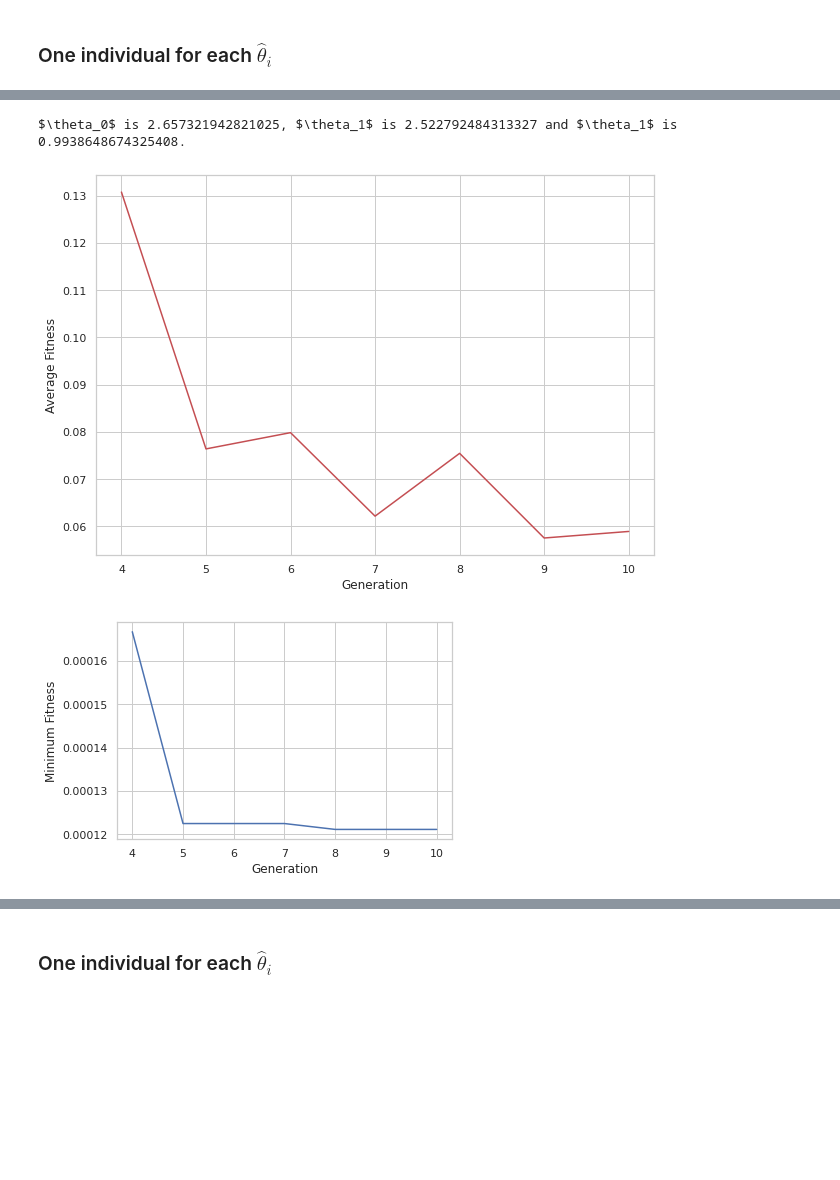
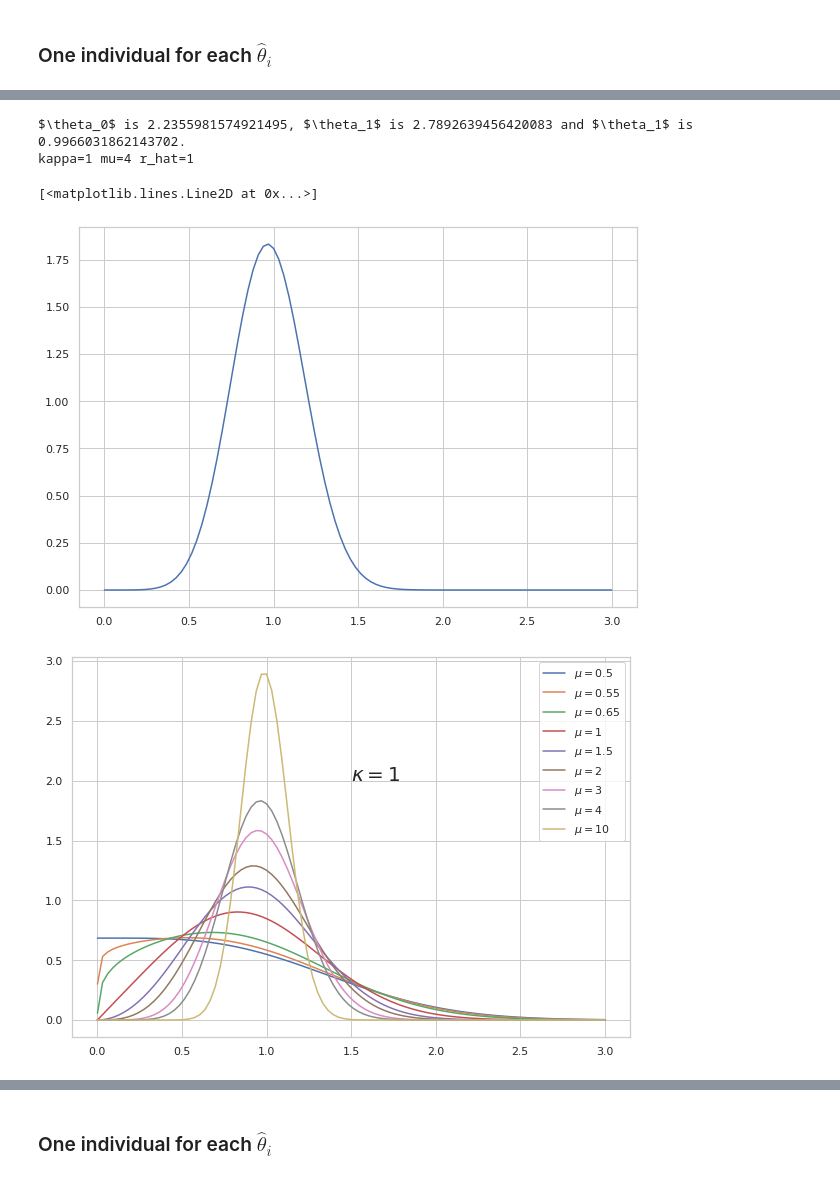
Before and after one commit to SamuelBFG/ga-fading, a Jupyter notebook: DEAP_KappaMu_Fitting.ipynb, the cells around one changed output, grey strips where cells are left out. Drawn from its saved outputs; the diff is of its cells as text; code cells hidden in the pictures; blank space fills up the shorter version.

```diff
--- a/DEAP_KappaMu_Fitting.ipynb
+++ b/DEAP_KappaMu_Fitting.ipynb
@@ -156,4 +259,6 @@ len(hof)
 # %%
 print(r'$\theta_0$ is {}, $\theta_1$ is {} and $\theta_1$ is {}.'.format(hof.items[0][0], hof.items[0][1], hof.items[0][2]))
+print('kappa={} mu={} r_hat={}'.format(theta[0], theta[1], theta[2]))
 # %% [output]
-$\theta_0$ is 2.657321942821025, $\theta_1$ is 2.522792484313327 and $\theta_1$ is 0.9938648674325408.
+$\theta_0$ is 2.2355981574921495, $\theta_1$ is 2.7892639456420083 and $\theta_1$ is 0.9966031862143702.
+kappa=1 mu=4 r_hat=1
@@ -203,15 +265,26 @@ size_avgs = log.select("avg")
-# %%
-plt.figure(figsize=(10,7))
-plt.plot(gen, size_avgs, "r-", label="Average Fitness")
-plt.xlabel('Generation')
-plt.ylabel('Average Fitness')
-plt.show()
-# %% [output]
-[figure, removed]
-# %%
-plt.plot(gen, fit_mins, "b-", label="Minimum Fitness")
-plt.xlabel('Generation')
-plt.ylabel('Minimum Fitness')
-plt.show()
-# %% [output]
-[figure, removed]
+# %%
+x_test = np.linspace(0+1e-4,3,100)
+plt.figure(figsize=((10,7)))
+
+plt.plot(x_test, computePDF(x_test, kappa=hof.items[0][0], mu=hof.items[0][1], r_hat=hof.items[0][2]),label=r'$\mu=0.5$')
+# %% [output]
+[<matplotlib.lines.Line2D at 0x...>]
+[figure, added]
+# %%
+x_test = np.linspace(0+1e-4,3,100)
+plt.figure(figsize=((10,7)))
+
+plt.plot(x_test, computePDF(x_test, kappa=1, mu=0.5, r_hat=1),label=r'$\mu=0.5$')
+plt.plot(x_test, computePDF(x_test, kappa=1, mu=0.55, r_hat=1),label=r'$\mu=0.55$')
+plt.plot(x_test, computePDF(x_test, kappa=1, mu=0.65, r_hat=1),label=r'$\mu=0.65$')
+plt.plot(x_test, computePDF(x_test, kappa=1, mu=1, r_hat=1),label=r'$\mu=1$')
+plt.plot(x_test, computePDF(x_test, kappa=1, mu=1.5, r_hat=1),label=r'$\mu=1.5$')
+plt.plot(x_test, computePDF(x_test, kappa=1, mu=2, r_hat=1),label=r'$\mu=2$')
+plt.plot(x_test, computePDF(x_test, kappa=1, mu=3, r_hat=1),label=r'$\mu=3$')
+plt.plot(x_test, computePDF(x_test, kappa=1, mu=4, r_hat=1),label=r'$\mu=4$')
+plt.plot(x_test, computePDF(x_test, kappa=1, mu=10, r_hat=1),label=r'$\mu=10$')
+plt.text(x=1.5, y=2, s=r'$\kappa=1$', size=20)
+plt.legend()
+plt.show()
+# %% [output]
+[figure, added]
```
Also changed, not shown: parts of 36 cells of this notebook.
